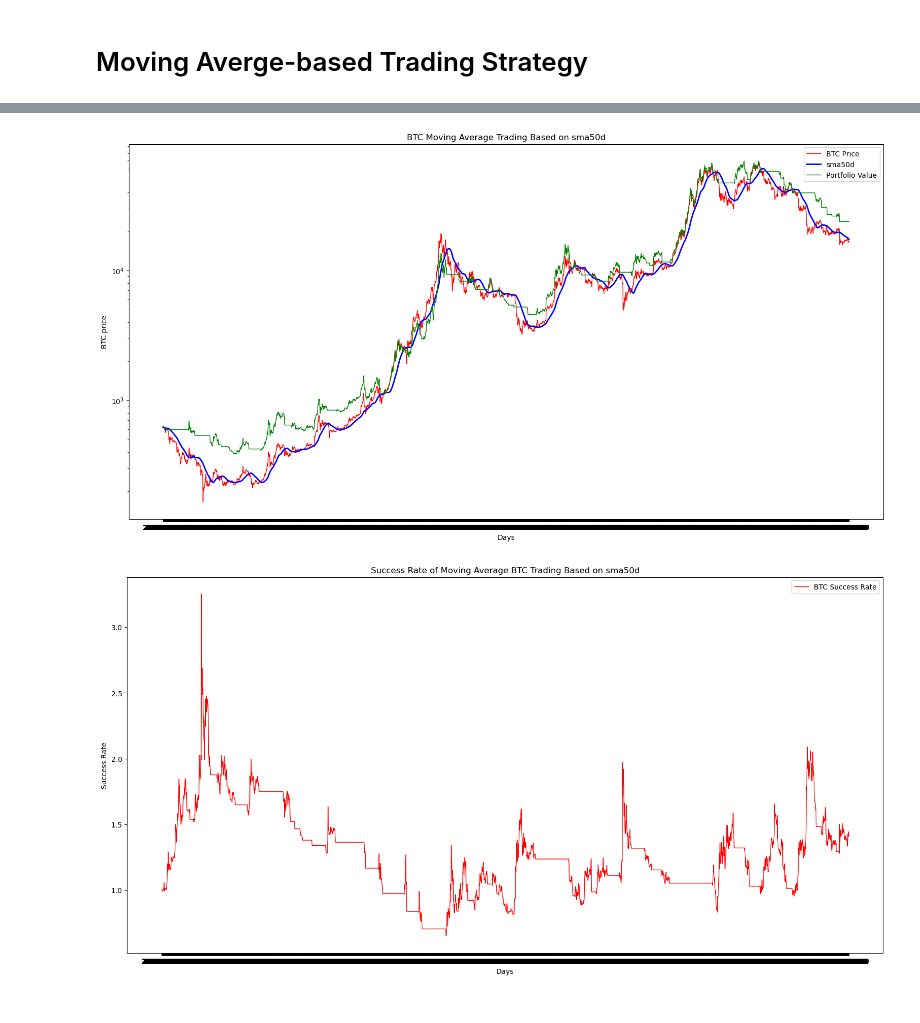
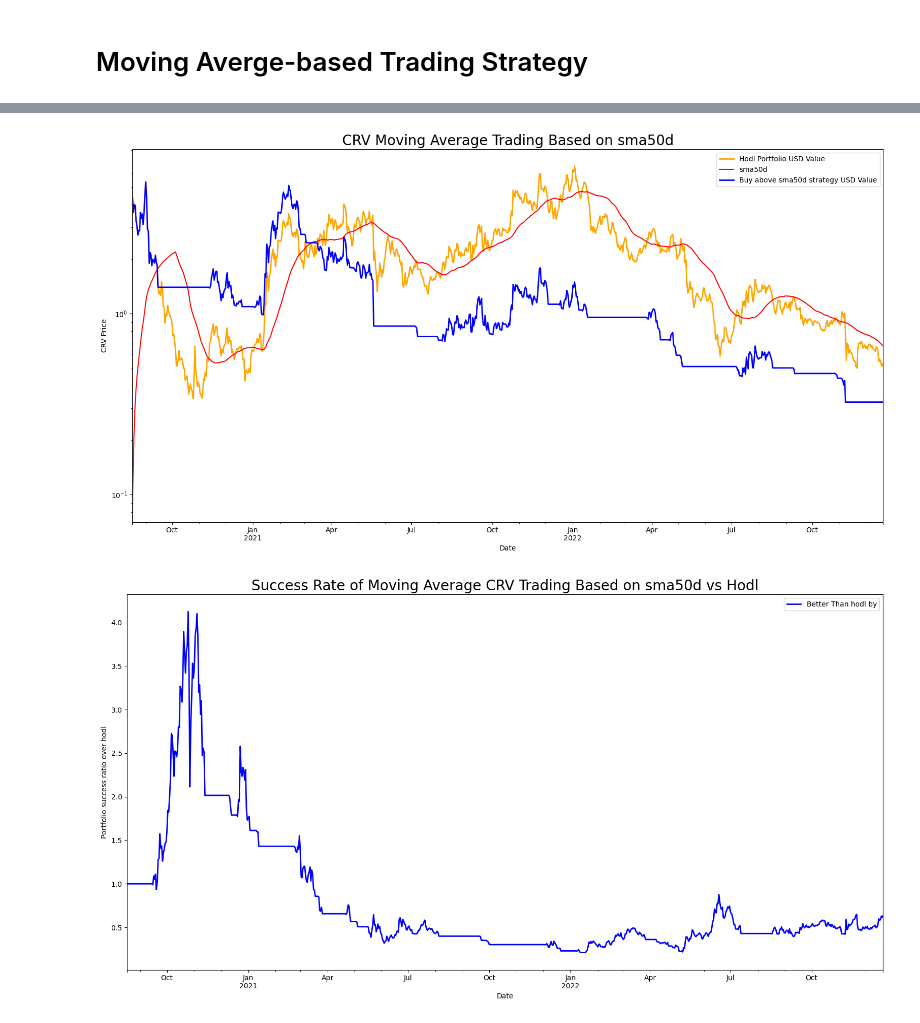
Before and after one commit to bekisz/chain-intelligence, a Jupyter notebook: hold_above_moving_averege_strategy.ipynb, the cells around one changed output, grey strips where cells are left out. Cells and saved outputs as stored; diff of their text form; code cells hidden in the pictures.

```diff
--- a/hold_above_moving_averege_strategy.ipynb
+++ b/hold_above_moving_averege_strategy.ipynb
@@ -11,13 +11,13 @@ from datetime import datetime
 import time
 
 # ----- User Settings
-coin='BTC'
+coin='CRV'
 
 initial_coin = 1
 initial_usd = 0
 trading_fee = 0.01
 
-collectDataFrom = datetime(2014, 1, 1)
+collectDataFrom = datetime(2019, 1, 1)
 #buyAbove='sma7d'
 buyAbove='sma50d'
 #buyAbove='sma200d'
@@ -43,10 +43,10 @@ while datetime.timestamp(collectDataFrom) <= timestamp :
     timestamp = segment_df.loc[0]['time']
     time_segments.append(segment_df)
 df= pd.concat(time_segments , axis=0)
-
+df['time'] = pd.to_datetime(df['time'], unit='s')
 df.sort_values(by=['time'], inplace=True)
 df.drop_duplicates(inplace=True)
-df.set_index('time',inplace=True, verify_integrity = True, drop = False)
+df.set_index('time',inplace=True, verify_integrity = True, drop = True)
 df.drop(['volumefrom', 'volumeto','conversionType','conversionSymbol'], axis=1, inplace=True)
 
 df
@@ -68,13 +68,14 @@ df
 # %%
 #--- Adding 'date' date field
-def unix_to_date(u_time):
-        return datetime.utcfromtimestamp(u_time).strftime('%Y-%m-%d')
+#def unix_to_date(u_time):
+#        return datetime.utcfromtimestamp(u_time).strftime('%Y-%m-%d')
 #print(type(df))
-df['date'] = df['time'].map(unix_to_date)
+#df['date'] = df['time'].map(unix_to_date)
 # -- Reorder to have date on the second position
-df = df[['time', 'date', 'open', 'close', 'low', 'high']]
+#df = df[['time', 'date', 'open', 'close', 'low', 'high']]
 # -- Filter out the older not required dates
-filt = (df['time'] >= datetime.timestamp(collectDataFrom) )
-df=df[filt]
+#filt = (df['time'] >= collectDataFrom)
+#df=df[filt]
+df=df.loc[collectDataFrom:]
 df
 # %% [output]
@@ -171,55 +168,44 @@ df.tail(1)
 # %%
 
-plot.plot(df['date'].tolist(),df['close'].tolist(),'red',label='{} Price'.format(coin), linewidth=1)
-plot.plot(df['date'].tolist(),df[buyAbove].tolist(),'blue',label=buyAbove, linewidth=2)
-plot.plot(df['date'].tolist(),df['usd_value'].tolist(),'green',label='Portfolio Value', linewidth=1)
+df['close'].plot(c='orange',label='Hodl Portfolio USD Value',linewidth=2)
+df[buyAbove].plot(c='red',label=buyAbove)
+df['usd_value'].plot(c='blue',label='Buy above {} strategy USD Value'.format(buyAbove),linewidth=2)
 
-plot.title("{} Moving Average Trading Based on {}".format(coin, buyAbove))
-plot.ylabel("{} price".format(coin))
-plot.xlabel('Days')
+
+plot.title("{} Moving Average Trading Based on {}".format(coin, buyAbove), fontsize=20)
+plot.ylabel("{} Price".format(coin))
+plot.xlabel('Date')
 plot.legend()
 plot.yscale('log')
 F = plot.gcf()
 
 # Now check everything with the defaults:
 #DPI = F.get_dpi()
 #print ("DPI:", DPI)
 DefaultSize = F.get_size_inches()
 #print ("Default size in Inches", DefaultSize)
 #print ("Which should result in a %i x %i Image"%(DPI*DefaultSize[0], DPI*DefaultSize[1]))
 # the default is 100dpi for savefig:
 #F.savefig("test1.png")
 # this gives me a 797 x 566 pixel image, which is about 100 DPI
 
 # Now make the image twice as big, while keeping the fonts and all the
 # same size
 F.set_size_inches( (DefaultSize[0]*3, DefaultSize[1]*2) )
 # %% [output]
-[figure, old version]
+[figure, new version]
 # %%
 
-plot.plot(df['date'].tolist(),df['success_rate'].tolist(),'red',label='{} Success Rate'.format(coin), linewidth=1)
+df['success_rate'].plot(c='blue',label='Better Than hodl by',linewidth=2)
 
 
-plot.title("Success Rate of Moving Average {} Trading Based on {}".format(coin, buyAbove))
-plot.ylabel("Success Rate")
-plot.xlabel('Days')
+plot.title("Success Rate of Moving Average {} Trading Based on {} vs Hodl".format(coin, buyAbove), fontsize=20)
+plot.ylabel("Portfolio success ratio over hodl")
+plot.xlabel('Date')
 plot.legend()
-#plot.yscale('log')
 F = plot.gcf()
+DefaultSize = F.get_size_inches()
 
-# Now check everything with the defaults:
-#DPI = F.get_dpi()
-#print ("DPI:", DPI)
-DefaultSize = F.get_size_inches()
-#print ("Default size in Inches", DefaultSize)
-#print ("Which should result in a %i x %i Image"%(DPI*DefaultSize[0], DPI*DefaultSize[1]))
-# the default is 100dpi for savefig:
-#F.savefig("test1.png")
-# this gives me a 797 x 566 pixel image, which is about 100 DPI
-
-# Now make the image twice as big, while keeping the fonts and all the
-# same size
 F.set_size_inches( (DefaultSize[0]*3, DefaultSize[1]*2) )
 # %% [output]
-[figure, old version]
+[figure, new version]
```
Also changed, not shown: parts of 4 cells of this notebook, 1 other file.
